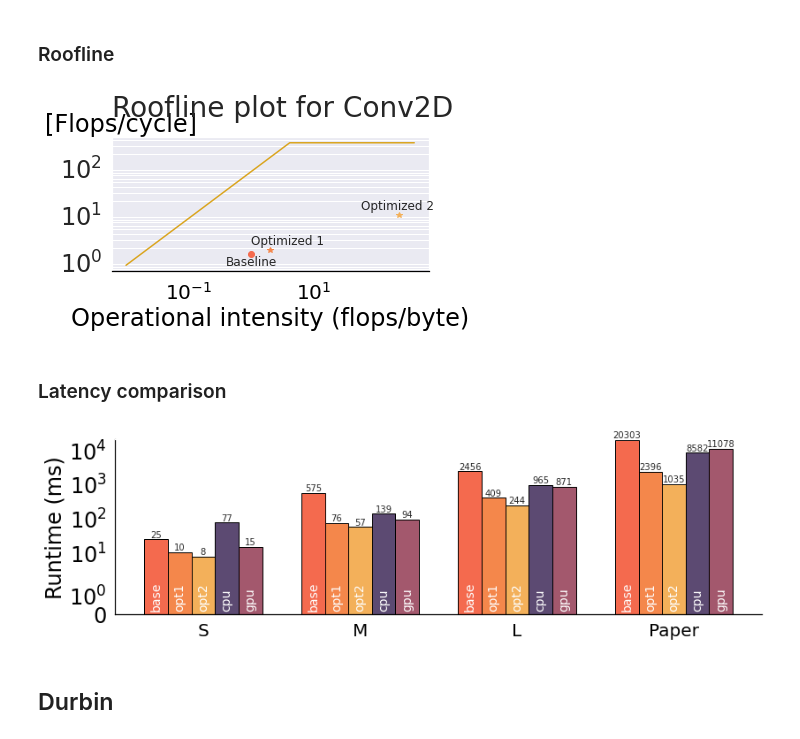
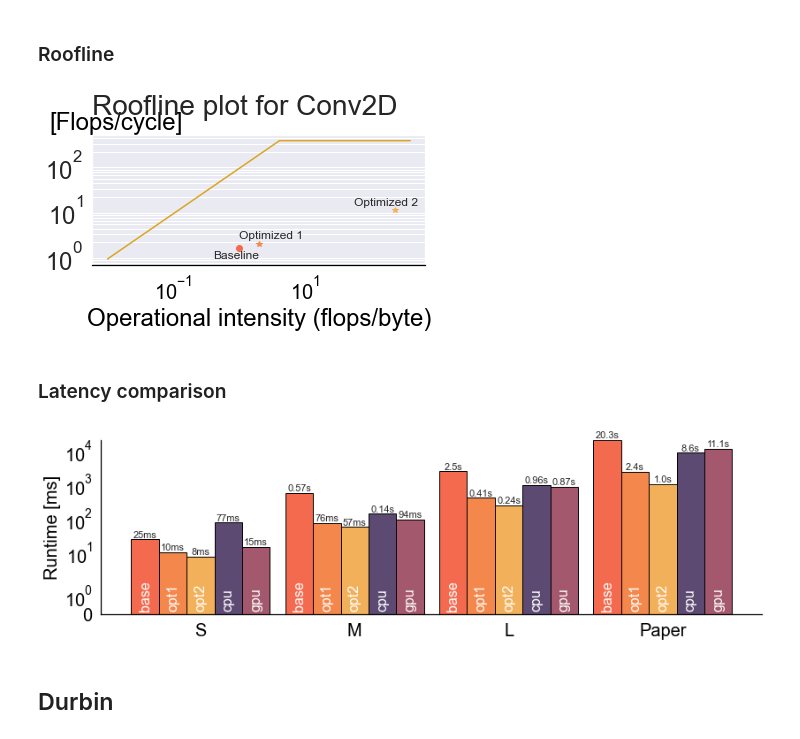
Before and after one commit to fabianlandwehr1/DPHPC-Project, a Jupyter notebook: graphs/DPHPC Graphs.ipynb, the cells around one changed output. Saved outputs shown, nothing was run; the diff lists cells and outputs as text; code cells hidden in the pictures.

```diff
--- a/graphs/DPHPC Graphs.ipynb
+++ b/graphs/DPHPC Graphs.ipynb
@@ -26,10 +26,10 @@ BIGGER_SIZE = 28
 # plt.rc('font', family='Times New Roman')
 plt.rc('font', serif='Helvetica Neue')
 plt.rc('font', size=MEDIUM_SIZE)         # controls default text sizes
-plt.rc('axes', titlesize=MEDIUM_SIZE)     # fontsize of the axes title
-plt.rc('axes', labelsize=MEDIUM_SIZE)    # fontsize of the x and y labels
+plt.rc('axes', titlesize=SMALL_SIZE)     # fontsize of the axes title
+plt.rc('axes', labelsize=SMALL_SIZE)    # fontsize of the x and y labels
 plt.rc('xtick', labelsize=SMALL_SIZE)    # fontsize of the tick labels
-plt.rc('ytick', labelsize=MEDIUM_SIZE)    # fontsize of the tick labels
+plt.rc('ytick', labelsize=SMALL_SIZE)    # fontsize of the tick labels
 plt.rc('legend', fontsize=16)   # legend fontsize
 plt.rc('axes', titlesize=BIGGER_SIZE)    # fontsize of the figure title
 
@@ -118,7 +138,7 @@ fig = plt.figure(figsize=(12, 4))
 ax1 = fig.add_subplot(111)
 ax1.set_facecolor('None')
 
-bar_width = 0.2
+bar_width = 0.225
 
 rects3 = ax1.bar(input_size_xaxis_ticks - 1.5*bar_width, baseline, width= bar_width, color=color_baseline,
        label="base", edgecolor = 'black')
@@ -140,18 +160,14 @@ def autolabel(rects, bar_label):
     """
     for rect in rects:
         height = rect.get_height()
-        # if height < 0.099:
-        #     printer = '%.0fms' % (height*1000)
-        # else:
-        #
-        printer = '%.0f' % height
+
         ax1.text(rect.get_x() + rect.get_width()/2., 1.02*height,
-                printer, fontsize=12,
+                printer(height), fontsize=12,
                 ha='center', va='bottom')
 
         height = 0.2
         ax1.text(rect.get_x() + rect.get_width()/2., height,
-                bar_label, fontsize=14, rotation = 90,
+                bar_label, fontsize=16, rotation = 90,
                 ha='center', va='bottom', color = 'white')
 autolabel(rects1, "cpu")
 autolabel(rects2, "opt1")
@@ -160,7 +176,7 @@ autolabel(rects4, 'opt2')
 
 # ax1.set_title('Runtime for {}'.format(kernel_name), loc='left', pad = 25)
 # ax1.set_xlabel('Input size', color='black')
-ax1.set_ylabel('Runtime (ms)', color='black')
+ax1.set_ylabel('Runtime [ms]', color='black')
 ax1.set_xticks(input_size_xaxis_ticks)
 ax1.set_xticklabels(input_size)
 ax1.tick_params(axis='x', labelcolor='black')
@@ -245,7 +261,7 @@ plt.savefig('./{}_roofline.png'.format(kernel_name),
             facecolor=fig.get_facecolor(), bbox_inches="tight", edgecolor='None',dpi=500)
 plt.show()
 # %% [output]
-[figure, old version]
+[figure, new version]
 # %% [markdown]
 ### Latency comparison
 # %%
@@ -273,7 +289,7 @@ fig = plt.figure(figsize=(12, 4))
 ax1 = fig.add_subplot(111)
 ax1.set_facecolor('None')
 
-bar_width = 0.15
+bar_width = 0.18
 
 rects3 = ax1.bar(input_size_xaxis_ticks - 2*bar_width, baseline, width= bar_width, color=color_baseline,
        label="Baseline", edgecolor = 'black')
@@ -298,48 +314,44 @@ def autolabel(rects, bar_label):
     """
     for rect in rects:
         height = rect.get_height()
-        # if height < 0.099:
-        #     printer = '%.0fms' % (height*1000)
-        # else:
-        #
-        printer = '%.0f' % height
+
         ax1.text(rect.get_x() + rect.get_width()/2., 1.02*height,
-                printer, fontsize=10,
+                printer_comp(height), fontsize=11,
                 ha='center', va='bottom')
 
         height = 0.2
         ax1.text(rect.get_x() + rect.get_width()/2., height,
-                bar_label, fontsize=14, rotation = 90,
+                bar_label, fontsize=16, rotation = 90,
                 ha='center', va='bottom', color = 'white')
 autolabel(rects1, "opt2")
 autolabel(rects2, "opt1")
 autolabel(rects3, "base")
 autolabel(rects4, "cpu")
 autolabel(rects5, "gpu")
 # ax1.set_title('Runtime for {}'.format(kernel_name), loc='left', pad = 25)
 # ax1.set_xlabel('Input size', color='black')
-ax1.set_ylabel('Runtime (ms)', color='black')
+ax1.set_ylabel('Runtime [ms]', color='black')
 ax1.set_xticks(input_size_xaxis_ticks)
 ax1.set_xticklabels(input_size)
 ax1.tick_params(axis='x', labelcolor='black')
 ax1.tick_params(axis='y', labelcolor='black')
 ax1.spines['bottom'].set_color('black')
 ax1.spines['left'].set_color('black')
 ax.tick_params(axis='x', colors='black')
 ax.xaxis.label.set_color('black')
 ax.yaxis.label.set_color('black')
 ax.yaxis.set_label_coords(0.25, .99999)
 ax1.set_yscale('symlog')
 ax.grid(False)
 # plt.legend(ncol = 2, bbox_to_anchor=(0.49, 1.22), frameon=False)
 plt.tight_layout() #Cuts waste white space
 
 ## PLOT settings #########################################################################
 plt.savefig('./{}_latency.pdf'.format(kernel_name),
             facecolor=fig.get_facecolor(),bbox_inches="tight", edgecolor='None',dpi=500)
 plt.show()
 # %% [output]
-[figure, old version]
+[figure, new version]
 # %% [markdown]
 ## Durbin
 # %% [markdown]
```
Also changed, not shown: parts of 10 cells of this notebook, 5 other files.
